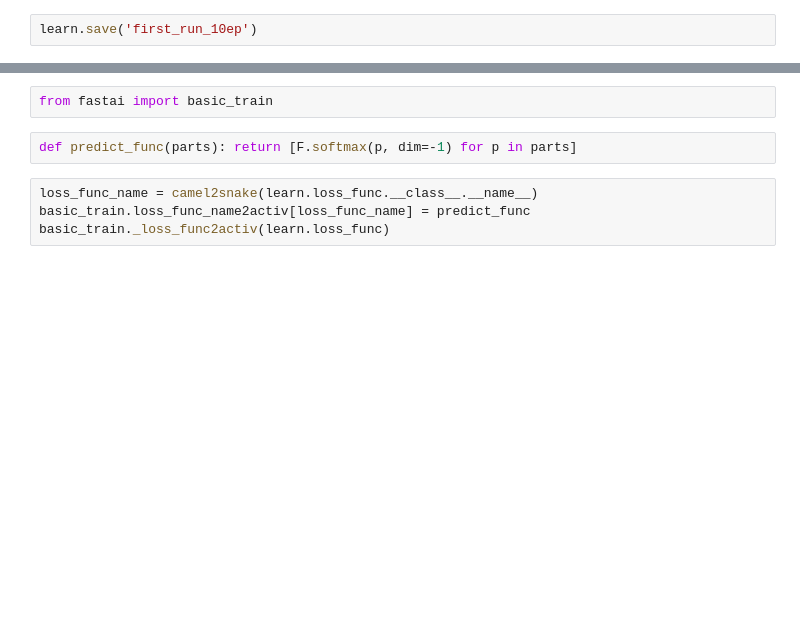
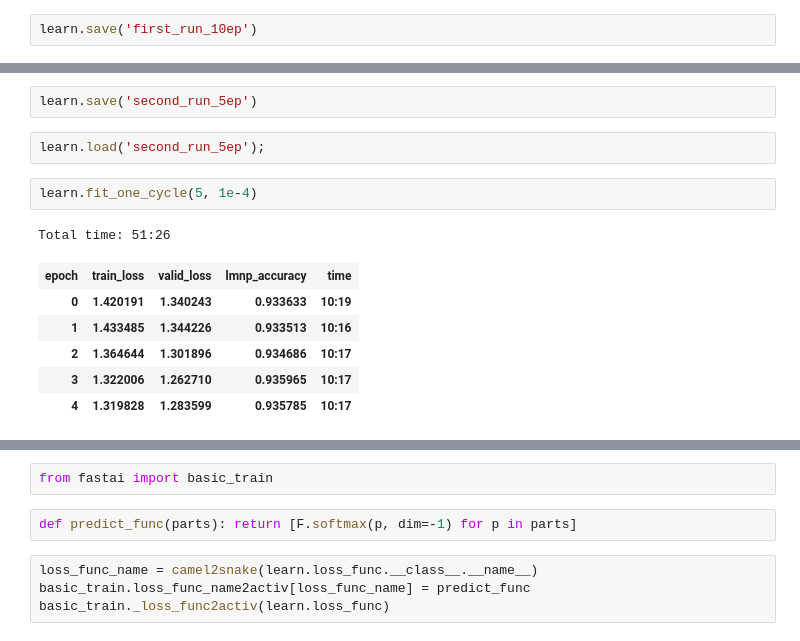
Before and after one commit to bearpelican/musicautobot, a Jupyter notebook: ht-6-training-1bar-combine_embeddings.ipynb, the cells around one changed output, grey strips where cells are left out. Cells and saved outputs as stored; diff of their text form; blank space fills up the shorter version.

```diff
--- a/ht-6-training-1bar-combine_embeddings.ipynb
+++ b/ht-6-training-1bar-combine_embeddings.ipynb
@@ -355,0 +397,14 @@ learn.save('first_run_10ep')
+# %%
+learn.save('second_run_5ep')
+# %%
+learn.load('second_run_5ep');
+# %%
+learn.fit_one_cycle(5, 1e-4)
+# %% [output]
+Total time: 51:26
+| epoch | train_loss | valid_loss | lmnp_accuracy | time |
+| 0 | 1.420191 | 1.340243 | 0.933633 | 10:19 |
+| 1 | 1.433485 | 1.344226 | 0.933513 | 10:16 |
+| 2 | 1.364644 | 1.301896 | 0.934686 | 10:17 |
+| 3 | 1.322006 | 1.262710 | 0.935965 | 10:17 |
+| 4 | 1.319828 | 1.283599 | 0.935785 | 10:17 |
```
Also changed, not shown: parts of 19 cells of this notebook, 1 other file.
